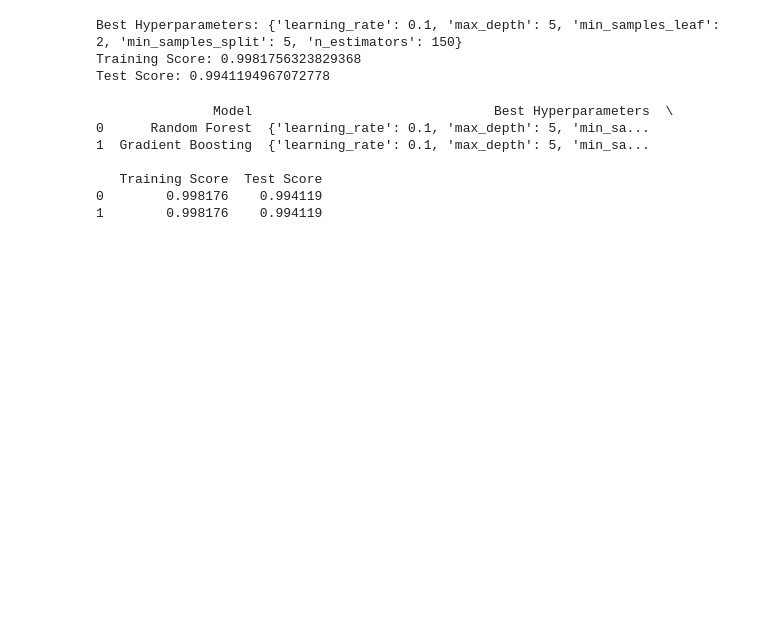
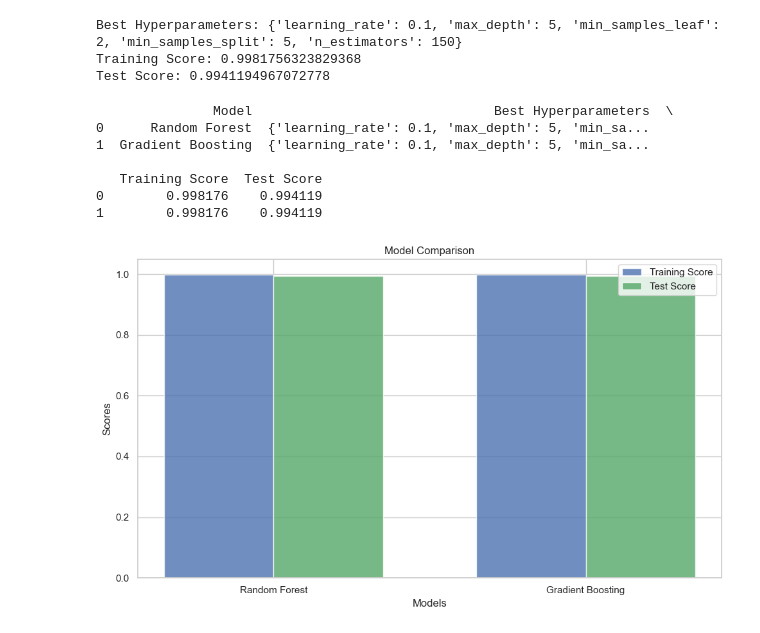
Before and after one commit to kalyanicct/DA-CA1, a Jupyter notebook: population.ipynb, the cells around one changed output. Cells and saved outputs as stored; diff of their text form; code cells hidden in the pictures; blank space fills up the shorter version.

```diff
--- a/population.ipynb
+++ b/population.ipynb
@@ -550,31 +550,53 @@ random_forest_results = {
     "Model": "Random Forest",
     "Best Hyperparameters": best_params,
     "Training Score": train_score,
     "Test Score": test_score
 }
 
 #Results from the Gradient Boosting Regressor
 gradient_boosting_results = {
     "Model": "Gradient Boosting",
     "Best Hyperparameters": best_params,
     "Training Score": train_score,
     "Test Score": test_score
 }
 
-#Creating dataFrames for results
 random_forest_df = pd.DataFrame([random_forest_results])
 gradient_boosting_df = pd.DataFrame([gradient_boosting_results])
 
 #Concatenating the DataFrames for comparison
 comparison_df = pd.concat([random_forest_df, gradient_boosting_df], ignore_index=True)
 
 #Displaying the comparison table
 print(comparison_df)
+
+#Plot the comparison graph
+fig, ax = plt.subplots(figsize=(10, 6))
+models = comparison_df['Model']
+train_scores = comparison_df['Training Score']
+test_scores = comparison_df['Test Score']
+
+bar_width = 0.35
+index = range(len(models))
+opacity = 0.8
+
+plt.bar(index, train_scores, bar_width, alpha=opacity, color='b', label='Training Score')
+plt.bar([i + bar_width for i in index], test_scores, bar_width, alpha=opacity, color='g', label='Test Score')
+
+plt.xlabel('Models')
+plt.ylabel('Scores')
+plt.title('Model Comparison')
+plt.xticks([i + bar_width/2 for i in index], models)
+plt.legend()
+
+plt.tight_layout()
+plt.show()
 # %% [output]
                Model                               Best Hyperparameters  \
 0      Random Forest  {'learning_rate': 0.1, 'max_depth': 5, 'min_sa...
 1  Gradient Boosting  {'learning_rate': 0.1, 'max_depth': 5, 'min_sa...
 
    Training Score  Test Score
 0        0.998176    0.994119
 1        0.998176    0.994119
+[figure, added]
```
